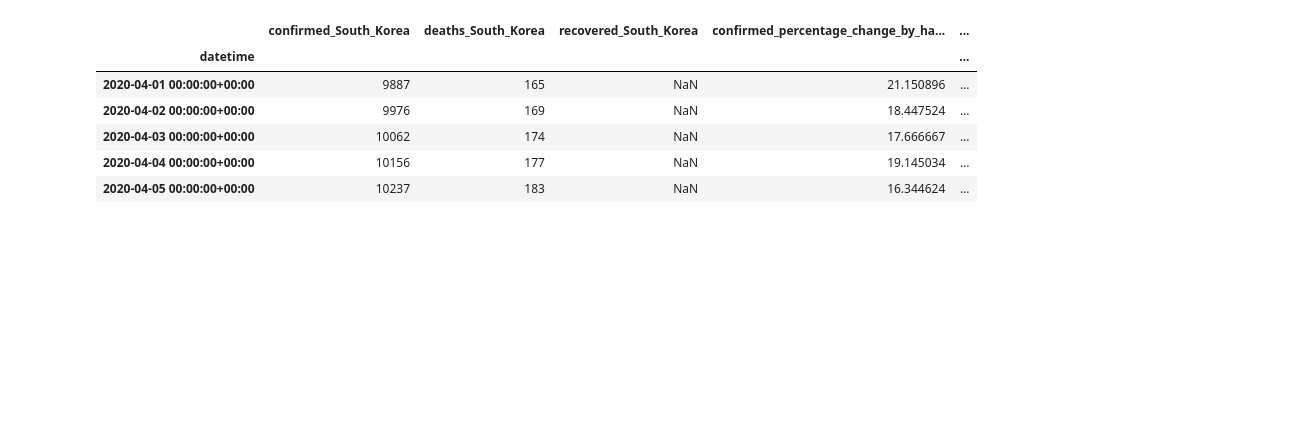
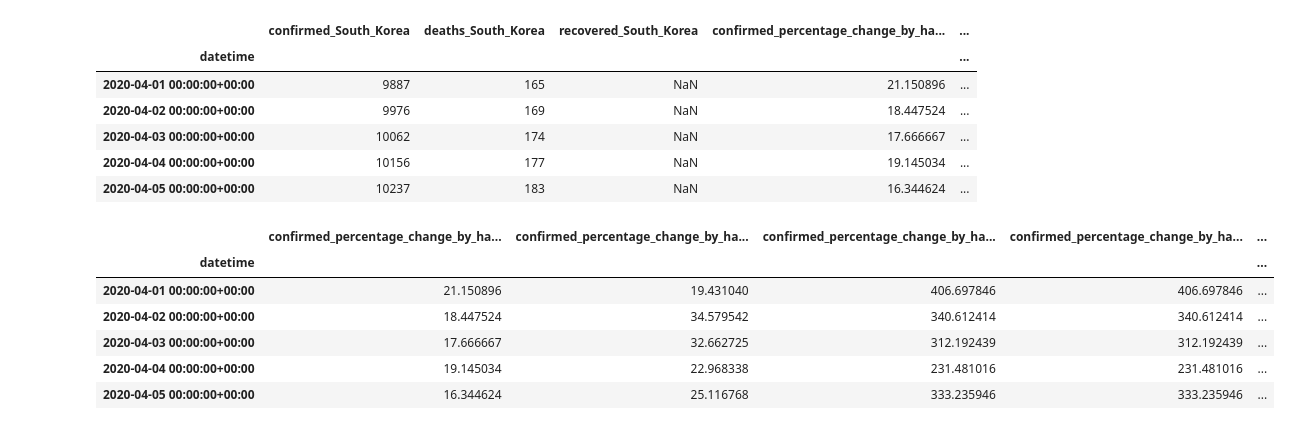
Before and after one commit to wdbm/COVID-19, a Jupyter notebook: COVID-19_a9fca423.ipynb, the cells around one changed output. Saved outputs shown, nothing was run; the diff lists cells and outputs as text; code cells hidden in the pictures; blank space fills up the shorter version.

```diff
--- a/COVID-19_a9fca423.ipynb
+++ b/COVID-19_a9fca423.ipynb
@@ -301,3 +389,20 @@ _df.tail()
 | 2020-04-03 00:00:00+00:00 | 10062 | 174 | NaN | 17.666667 | ... |
 | 2020-04-04 00:00:00+00:00 | 10156 | 177 | NaN | 19.145034 | ... |
 | 2020-04-05 00:00:00+00:00 | 10237 | 183 | NaN | 16.344624 | ... |
+# %%
+_df = _df[[
+    'confirmed_percentage_change_by_half_mean_confirmed_cases_factor_South_Korea',
+    'confirmed_percentage_change_by_half_mean_confirmed_cases_factor_Ireland',
+    'confirmed_percentage_change_by_half_mean_confirmed_cases_factor_United_Kingdom',
+    'confirmed_percentage_change_by_half_mean_confirmed_cases_factor_Germany',
+    'confirmed_percentage_change_by_half_mean_confirmed_cases_factor_Italy',
+    'confirmed_percentage_change_by_half_mean_confirmed_cases_factor_United_States_of_America']]
+_df.tail()
+# %% [output]
+|  | confirmed_percentage_change_by_ha... | confirmed_percentage_change_by_ha... | confirmed_percentage_change_by_ha... | confirmed_percentage_change_by_ha... | ... |
+| datetime |  |  |  |  | ... |
+| 2020-04-01 00:00:00+00:00 | 21.150896 | 19.431040 | 406.697846 | 406.697846 | ... |
+| 2020-04-02 00:00:00+00:00 | 18.447524 | 34.579542 | 340.612414 | 340.612414 | ... |
+| 2020-04-03 00:00:00+00:00 | 17.666667 | 32.662725 | 312.192439 | 312.192439 | ... |
+| 2020-04-04 00:00:00+00:00 | 19.145034 | 22.968338 | 231.481016 | 231.481016 | ... |
+| 2020-04-05 00:00:00+00:00 | 16.344624 | 25.116768 | 333.235946 | 333.235946 | ... |
```
Also changed, not shown: parts of 11 cells of this notebook.
